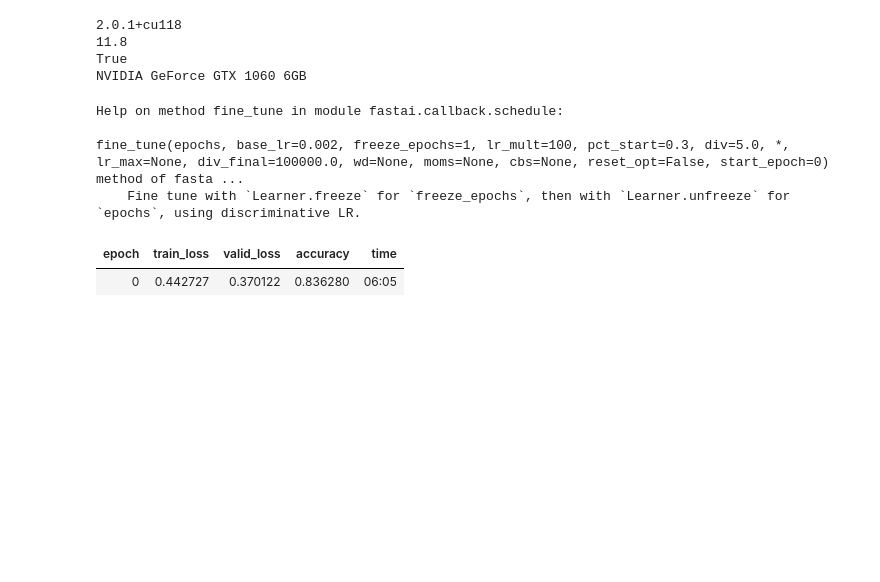
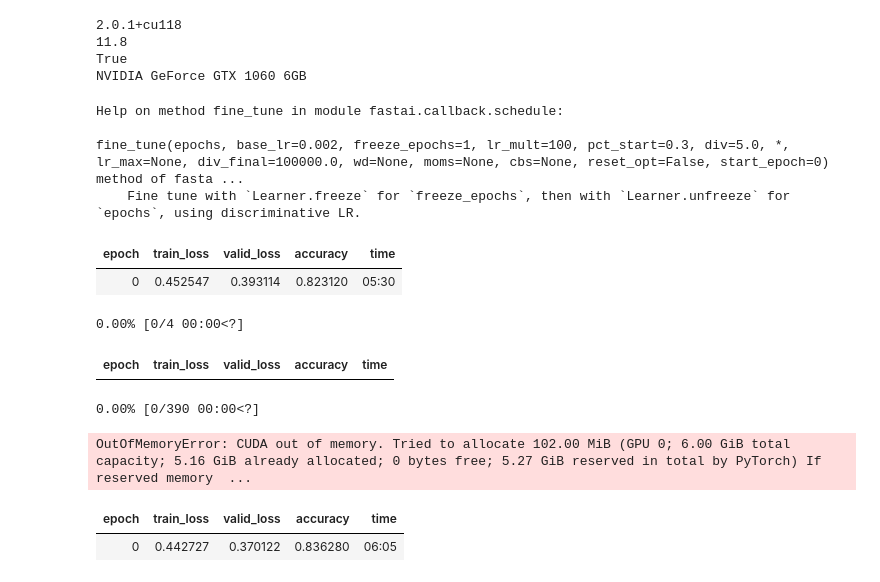
Before and after one commit to Benorli/fastbook, a Jupyter notebook: 01_intro.ipynb, the cells around one changed output. Drawn from its saved outputs; the diff is of its cells as text; code cells hidden in the pictures; blank space fills up the shorter version.

```diff
--- a/01_intro.ipynb
+++ b/01_intro.ipynb
@@ -745,6 +745,29 @@ Help on method fine_tune in module fastai.callback.schedule:
 
 fine_tune(epochs, base_lr=0.002, freeze_epochs=1, lr_mult=100, pct_start=0.3, div=5.0, *, lr_max=None, div_final=100000.0, wd=None, moms=None, cbs=None, reset_opt=False, start_epoch=0) method of fasta ...
     Fine tune with `Learner.freeze` for `freeze_epochs`, then with `Learner.unfreeze` for `epochs`, using discriminative LR.
+# %%
+from fastai.text.all import *
+
+class ClearCacheCallback(Callback):
+    def after_batch(self):
+        torch.cuda.empty_cache()
+        print('BATCH: cache cleared')
+    def after_epoch(self):
+        torch.cuda.empty_cache()
+        print('EPOCH: cache cleared')
+
+dls = TextDataLoaders.from_folder(untar_data(URLs.IMDB), valid='test', bs=64)
+learn = text_classifier_learner(dls, AWD_LSTM, drop_mult=0.5, metrics=accuracy)
+
+cbs = [ClearCacheCallback()]
+learn.fine_tune(4, cbs=cbs)
+# %% [output]
+| epoch | train_loss | valid_loss | accuracy | time |
+| 0 | 0.452547 | 0.393114 | 0.823120 | 05:30 |
+0.00% [0/4 00:00<?]
+| epoch | train_loss | valid_loss | accuracy | time |
+0.00% [0/390 00:00<?]
+OutOfMemoryError: CUDA out of memory. Tried to allocate 102.00 MiB (GPU 0; 6.00 GiB total capacity; 5.16 GiB already allocated; 0 bytes free; 5.27 GiB reserved in total by PyTorch) If reserved memory  ...
 # %%
 from tqdm.notebook import tqdm
 from fastai.text.all import *
```
